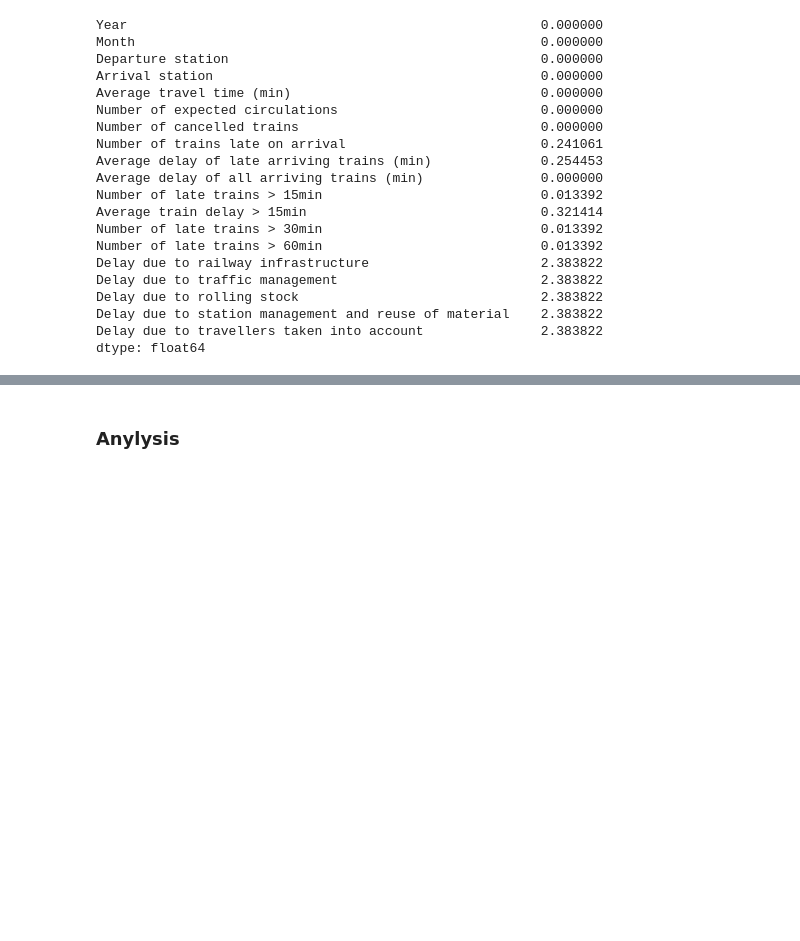
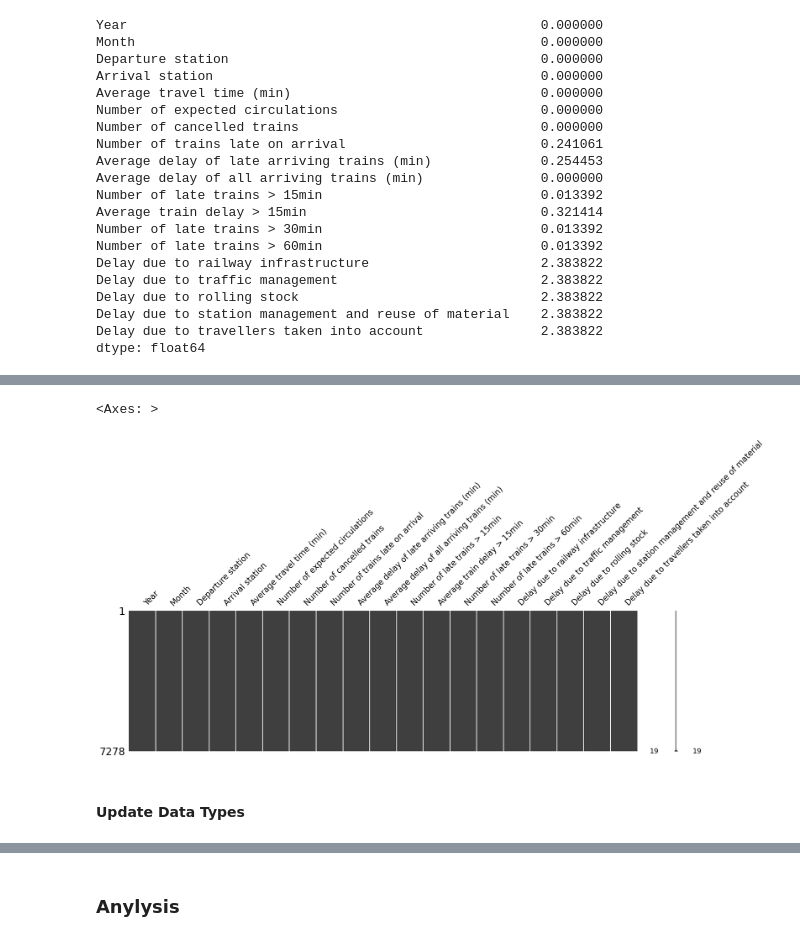
Before and after one commit to CrisMagdziak/Train_Traffic_Python, a Jupyter notebook: Trains_Project_v1.1.ipynb, the cells around one changed output, grey strips where cells are left out. Cells and saved outputs as stored; diff of their text form; code cells hidden in the pictures; blank space fills up the shorter version.

```diff
--- a/Trains_Project_v1.1.ipynb
+++ b/Trains_Project_v1.1.ipynb
@@ -268,0 +271,8 @@ Brakujące wartości nie zostały znalezione w jakiejkolwiek kolumnie
+# %%
+# Visualization of missing values
+ms.matrix(df_clean, figsize= [20, 5])
+# %% [output]
+<Axes: >
+[figure, added]
+# %% [markdown]
+#### Update Data Types
```
Also changed, not shown: parts of 15 cells of this notebook.
